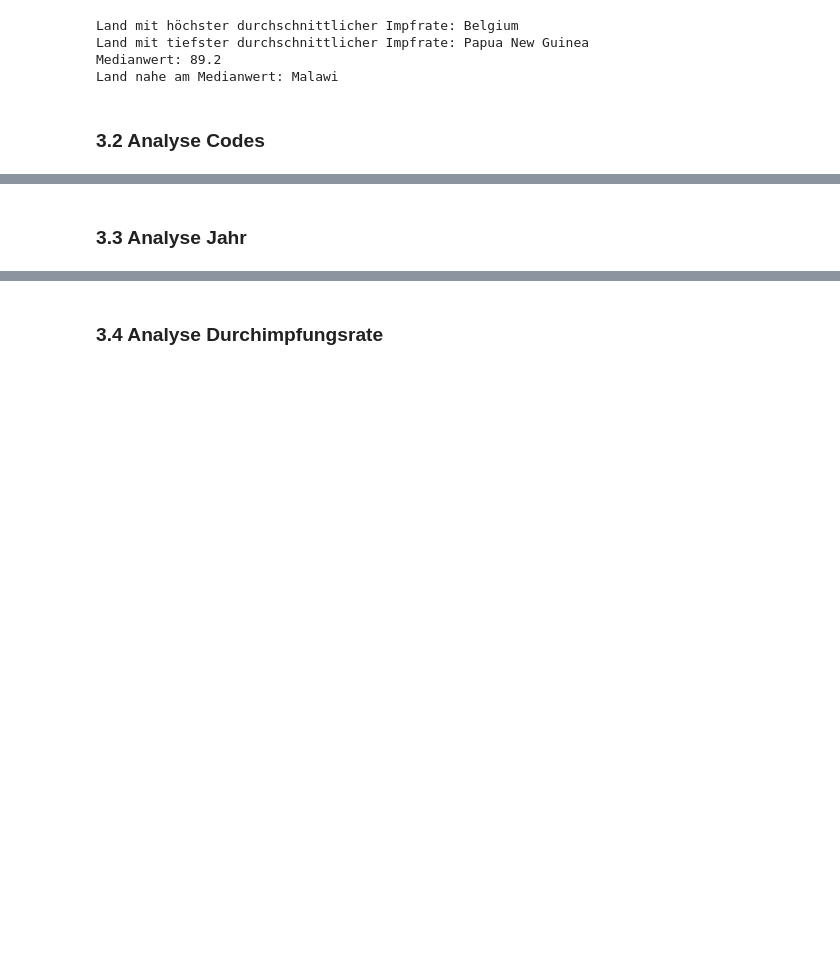
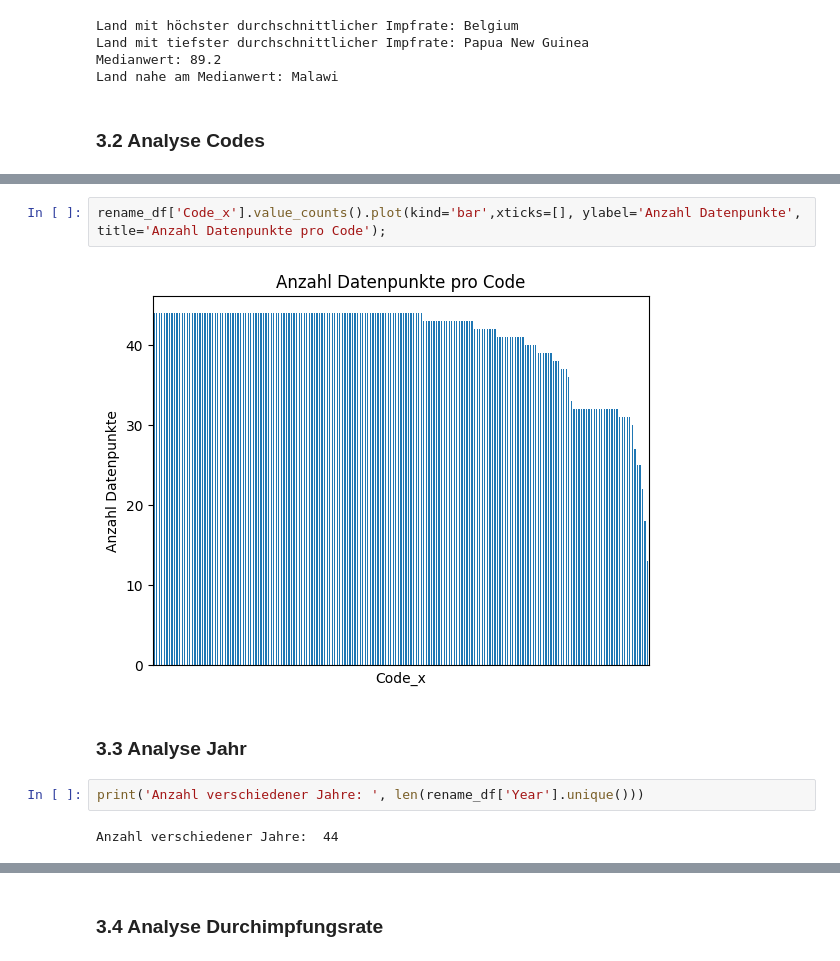
Before and after one commit to gandlea/LN-2-HS2025, a Jupyter notebook: Leistungsnachweis.ipynb, the cells around one changed output, grey strips where cells are left out. Cells and saved outputs as stored; diff of their text form; blank space fills up the shorter version.

```diff
--- a/Leistungsnachweis.ipynb
+++ b/Leistungsnachweis.ipynb
@@ -292,2 +313,10 @@ Land nahe am Medianwert: Malawi
+# %%
+rename_df['Code_x'].value_counts().plot(kind='bar',xticks=[], ylabel='Anzahl Datenpunkte', title='Anzahl Datenpunkte pro Code');
+# %% [output]
+[figure, added]
 # %% [markdown]
 ### 3.3 Analyse Jahr
+# %%
+print('Anzahl verschiedener Jahre: ', len(rename_df['Year'].unique()))
+# %% [output]
+Anzahl verschiedener Jahre:  44
```
Also changed, not shown: parts of 8 cells of this notebook.
